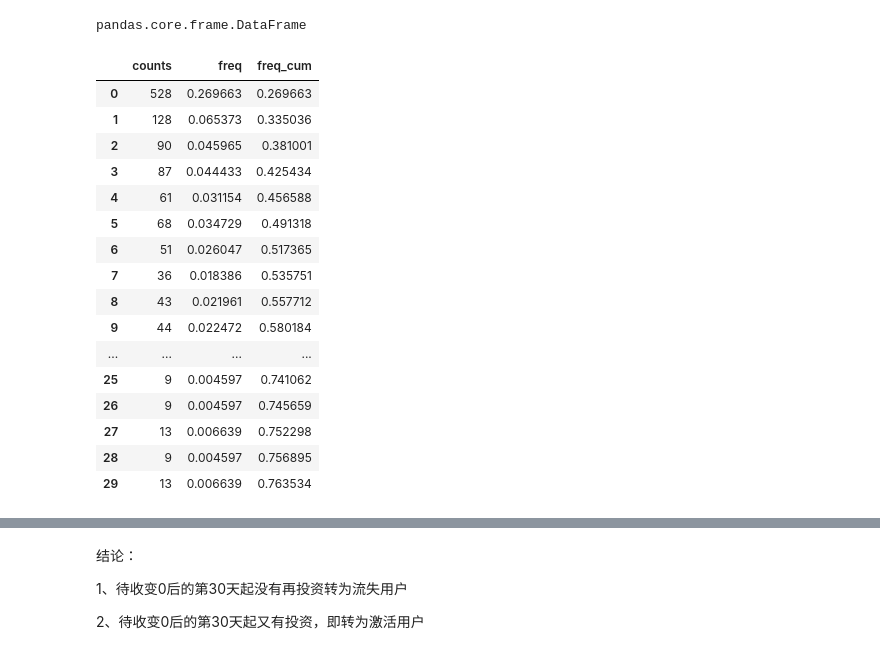
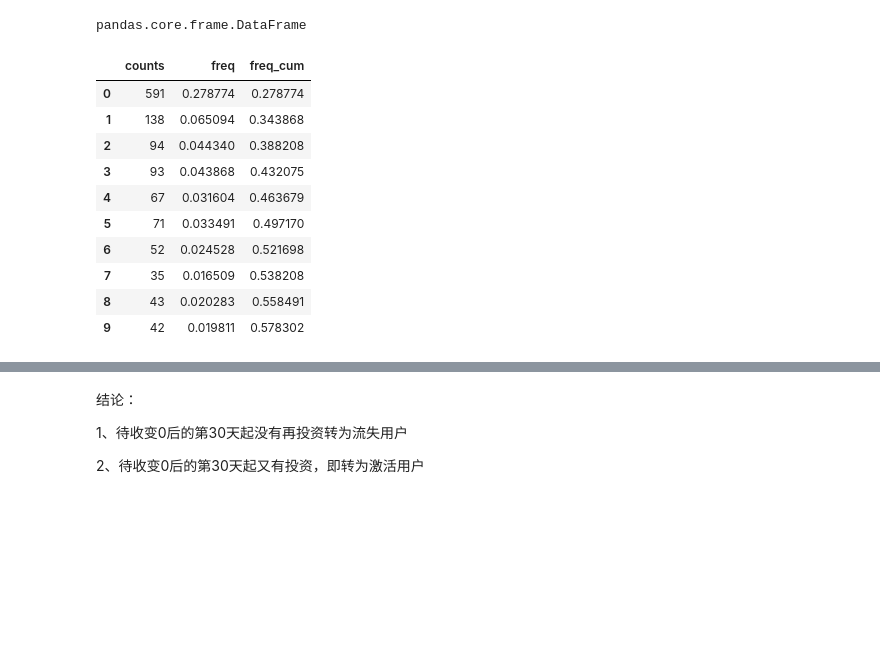
Before and after one commit to junzhu-github/python_code, a Jupyter notebook: Jupyter/流失用户分布.ipynb, the cells around one changed output, grey strips where cells are left out. Saved outputs shown, nothing was run; the diff lists cells and outputs as text; code cells hidden in the pictures; blank space fills up the shorter version.

```diff
--- a/Jupyter/流失用户分布.ipynb
+++ b/Jupyter/流失用户分布.ipynb
@@ -159,0 +153,3 @@ df_0_invest.shape
+# %%
+df_0_invest.drop(columns=['用户名_投资','真实姓名_投资', '手机号码', '注册时间_投资'],axis=1,inplace=True)
+df_0_invest.head()
@@ -159,0 +163,2 @@ df_0_invest.shape
+# %%
+timediff = pd.Timedelta(30,unit = 'd')
@@ -159,0 +167,3 @@ df_0_invest.shape
+# %%
+#如果待收变0的用户都不复投，则其流失时间是：
+df_0_invest['预计流失时间'] = df_0_invest['发生时间'] + timediff
@@ -168,14 +174,3 @@ Index(['真实姓名_x', '待收金额', '发生时间', '注册时间_x', '身
 # %%
-df_reinvest = df_0_invest.loc[df_0_invest['投资时间'].notnull(),['真实姓名_x',
-                                                             '待收金额',
-                                                             '发生时间',
-                                                             '注册时间_x',
-                                                             '身份证',
-                                                             '用户来源',
-                                                             '用户名',
-                                                             '手机号码',
-                                                             '计划期限',
-                                                             '总投资金额',
-                                                             '投资时间',
-                                                             '投资来源']]
+df_reinvest = df_0_invest.loc[df_0_invest['投资时间'].notnull(),:]
 # %%
@@ -254,25 +237,19 @@ pandas.core.frame.DataFrame
 # %%
 time_gap_frequence['freq_cum'] = time_gap_frequence['freq'].cumsum()
 # %%
-time_gap_frequence.head(30)
+time_gap_frequence.head(10)
 # %% [output]
 |  | counts | freq | freq_cum |
-| 0 | 528 | 0.269663 | 0.269663 |
-| 1 | 128 | 0.065373 | 0.335036 |
-| 2 | 90 | 0.045965 | 0.381001 |
-| 3 | 87 | 0.044433 | 0.425434 |
-| 4 | 61 | 0.031154 | 0.456588 |
-| 5 | 68 | 0.034729 | 0.491318 |
-| 6 | 51 | 0.026047 | 0.517365 |
-| 7 | 36 | 0.018386 | 0.535751 |
-| 8 | 43 | 0.021961 | 0.557712 |
-| 9 | 44 | 0.022472 | 0.580184 |
-| ... | ... | ... | ... |
-| 25 | 9 | 0.004597 | 0.741062 |
-| 26 | 9 | 0.004597 | 0.745659 |
-| 27 | 13 | 0.006639 | 0.752298 |
-| 28 | 9 | 0.004597 | 0.756895 |
-| 29 | 13 | 0.006639 | 0.763534 |
+| 0 | 591 | 0.278774 | 0.278774 |
+| 1 | 138 | 0.065094 | 0.343868 |
+| 2 | 94 | 0.044340 | 0.388208 |
+| 3 | 93 | 0.043868 | 0.432075 |
+| 4 | 67 | 0.031604 | 0.463679 |
+| 5 | 71 | 0.033491 | 0.497170 |
+| 6 | 52 | 0.024528 | 0.521698 |
+| 7 | 35 | 0.016509 | 0.538208 |
+| 8 | 43 | 0.020283 | 0.558491 |
+| 9 | 42 | 0.019811 | 0.578302 |
 # %%
 plt.figure(figsize=(16,12), dpi=160)
 # width = .35 # width of a bar
```
Also changed, not shown: parts of 59 cells of this notebook, 2 other files.
